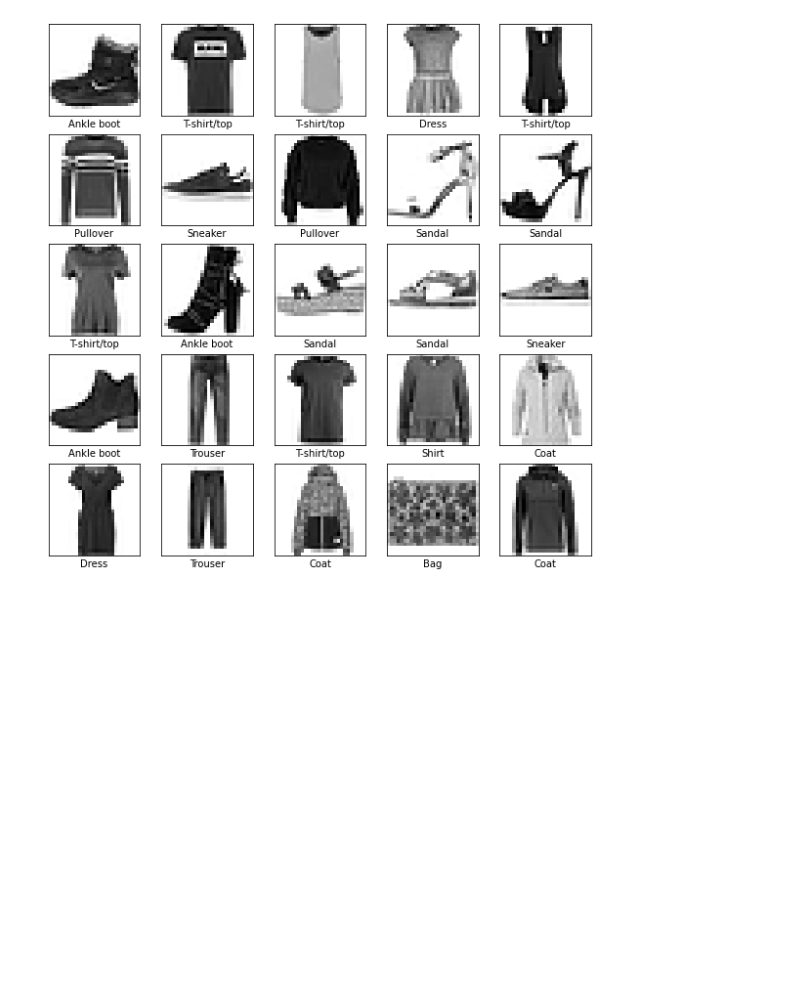
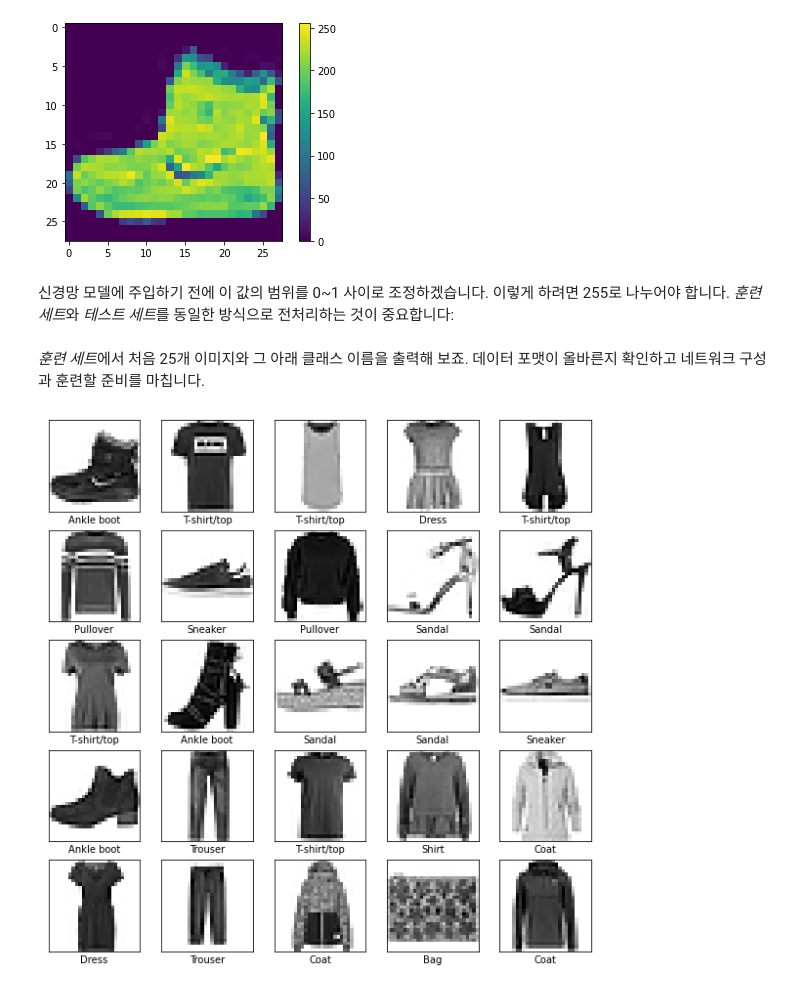
Before and after one commit to scpark20/AI-lectures, a Jupyter notebook: day4/src/tf1. classification - Fashion MNIST.ipynb, the cells around one changed output. Saved outputs shown, nothing was run; the diff lists cells and outputs as text; code cells hidden in the pictures; blank space fills up the shorter version.

```diff
--- a/day4/src/tf1. classification - Fashion MNIST.ipynb
+++ b/day4/src/tf1. classification - Fashion MNIST.ipynb
@@ -27,0 +197,10 @@ class_names = ['T-shirt/top', 'Trouser', 'Pullover', 'Dress', 'Coat',
+# %%
+plt.figure()
+plt.imshow(train_images[0])
+plt.colorbar()
+plt.grid(False)
+plt.show()
+# %% [output]
+[figure, added]
+# %% [markdown]
+신경망 모델에 주입하기 전에 이 값의 범위를 0~1 사이로 조정하겠습니다. 이렇게 하려면 255로 나누어야 합니다. *훈련 세트*와 *테스트 세트*를 동일한 방식으로 전처리하는 것이 중요합니다:
@@ -28,3 +211,5 @@ class_names = ['T-shirt/top', 'Trouser', 'Pullover', 'Dress', 'Coat',
+# %% [markdown]
+*훈련 세트*에서 처음 25개 이미지와 그 아래 클래스 이름을 출력해 보죠. 데이터 포맷이 올바른지 확인하고 네트워크 구성과 훈련할 준비를 마칩니다.
 # %%
 plt.figure(figsize=(10,10))
 for i in range(25):
```
Also changed, not shown: parts of 60 cells of this notebook, 6 other files.
